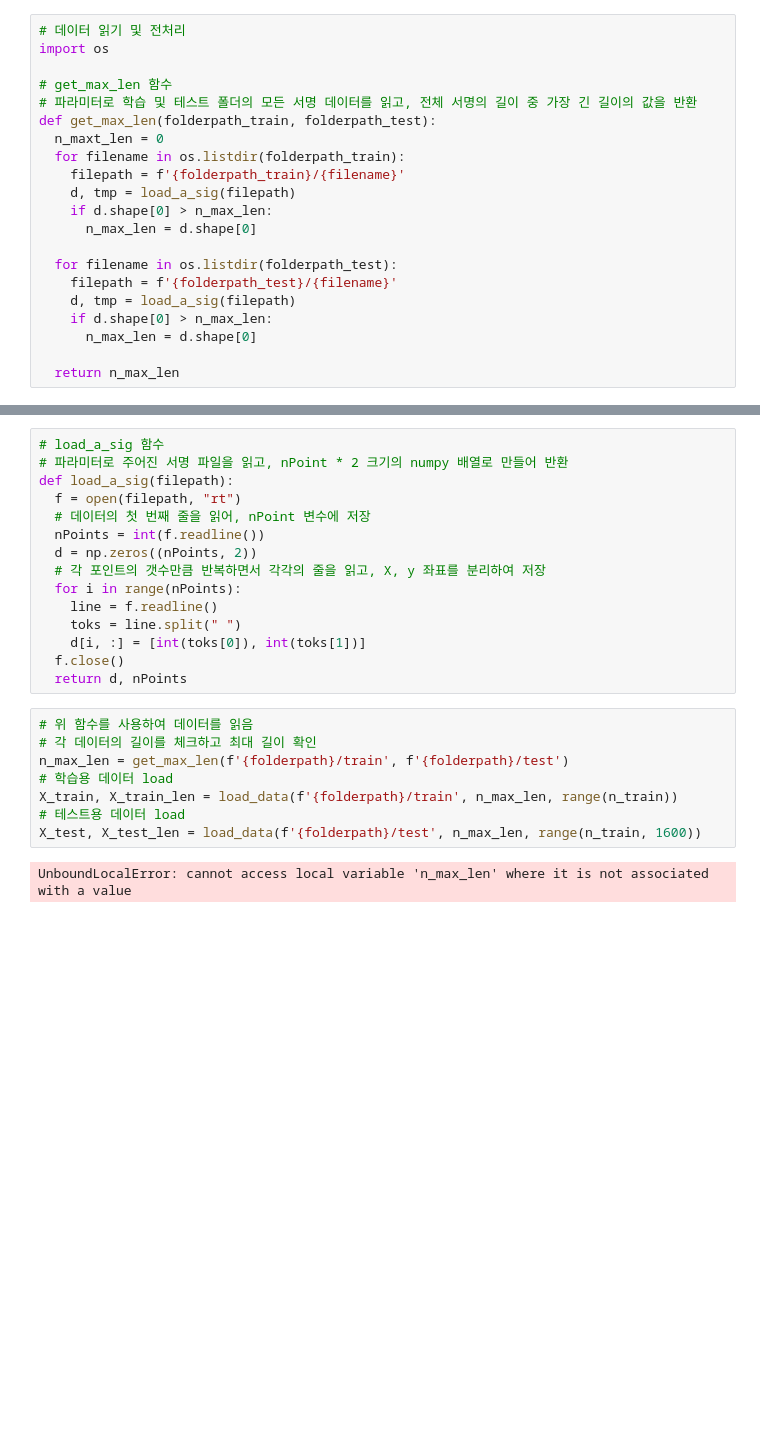
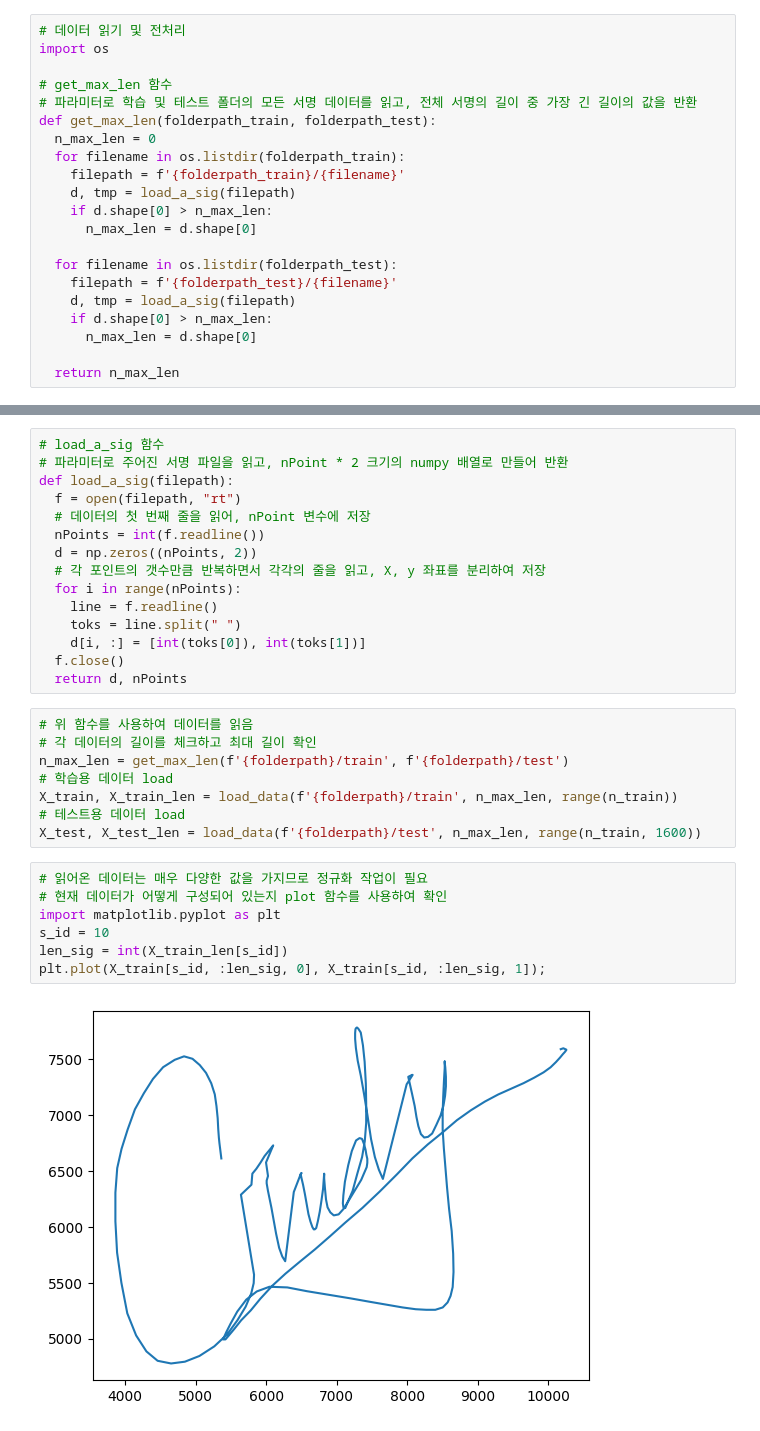
Before and after one commit to haribo09876/DeepLearningWorkspace, a Jupyter notebook: 04. ParameterOptimization/02. TimeSeriesDataRecognitionPractice.ipynb, the cells around one changed output, grey strips where cells are left out. Saved outputs shown, nothing was run; the diff lists cells and outputs as text; blank space fills up the shorter version.

```diff
--- a/04. ParameterOptimization/02. TimeSeriesDataRecognitionPractice.ipynb
+++ b/04. ParameterOptimization/02. TimeSeriesDataRecognitionPractice.ipynb
@@ -57,7 +57,7 @@ import os
 # get_max_len 함수
 # 파라미터로 학습 및 테스트 폴더의 모든 서명 데이터를 읽고, 전체 서명의 길이 중 가장 긴 길이의 값을 반환
 def get_max_len(folderpath_train, folderpath_test):
-  n_maxt_len = 0
+  n_max_len = 0
   for filename in os.listdir(folderpath_train):
     filepath = f'{folderpath_train}/{filename}'
     d, tmp = load_a_sig(filepath)
@@ -117,5 +117,12 @@ n_max_len = get_max_len(f'{folderpath}/train', f'{folderpath}/test')
 X_train, X_train_len = load_data(f'{folderpath}/train', n_max_len, range(n_train))
 # 테스트용 데이터 load
 X_test, X_test_len = load_data(f'{folderpath}/test', n_max_len, range(n_train, 1600))
-# %% [output]
-UnboundLocalError: cannot access local variable 'n_max_len' where it is not associated with a value
+# %%
+# 읽어온 데이터는 매우 다양한 값을 가지므로 정규화 작업이 필요
+# 현재 데이터가 어떻게 구성되어 있는지 plot 함수를 사용하여 확인
+import matplotlib.pyplot as plt
+s_id = 10
+len_sig = int(X_train_len[s_id])
+plt.plot(X_train[s_id, :len_sig, 0], X_train[s_id, :len_sig, 1]);
+# %% [output]
+[figure, added]
```
Also changed, not shown: parts of 6 cells of this notebook, 3 other files.
